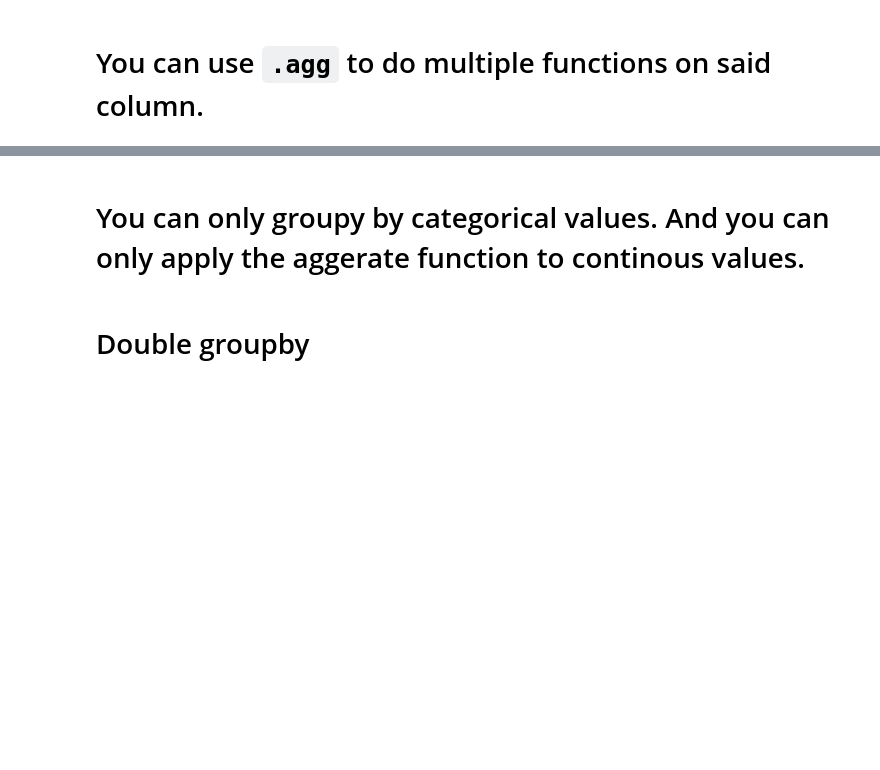
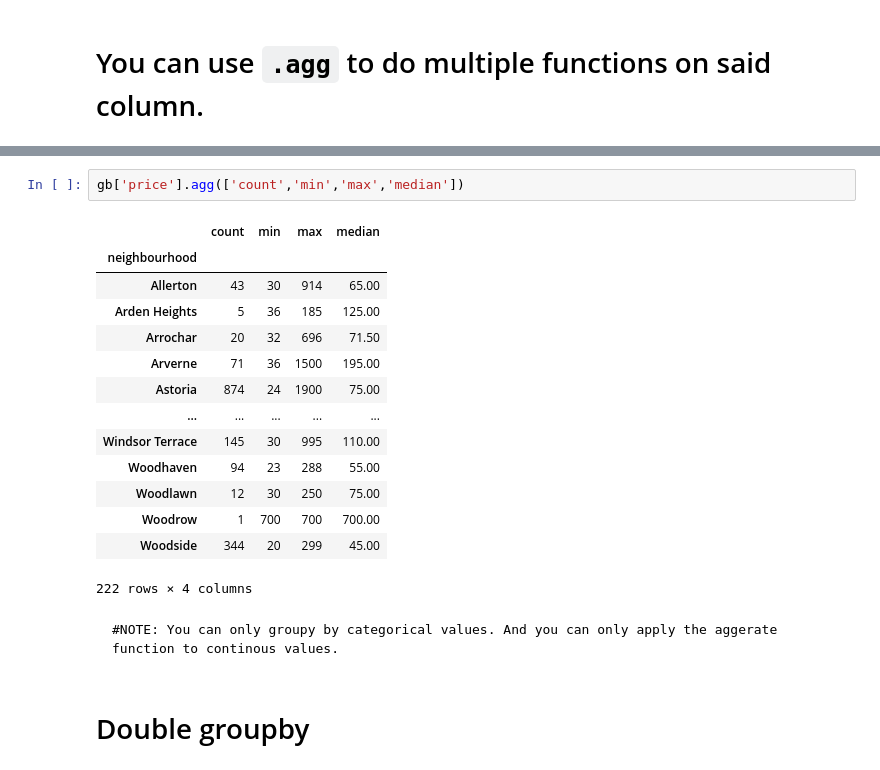
Before and after one commit to tanveerm176/2023-fall-data-science-tuesday, a Jupyter notebook: Week-01-Pandas/Lecture.ipynb, the cells around one changed output, grey strips where cells are left out. Saved outputs shown, nothing was run; the diff lists cells and outputs as text; blank space fills up the shorter version.

```diff
--- a/Week-01-Pandas/Lecture.ipynb
+++ b/Week-01-Pandas/Lecture.ipynb
@@ -338,5 +658,22 @@ gb['price'].agg( ['count', 'min', 'max', 'mean', 'median', 'std', 'sum'] )
+# %%
+gb['price'].agg(['count','min','max','median'])
+# %% [output]
+|  | count | min | max | median |
+| neighbourhood |  |  |  |  |
+| Allerton | 43 | 30 | 914 | 65.00 |
+| Arden Heights | 5 | 36 | 185 | 125.00 |
+| Arrochar | 20 | 32 | 696 | 71.50 |
+| Arverne | 71 | 36 | 1500 | 195.00 |
+| Astoria | 874 | 24 | 1900 | 75.00 |
+| ... | ... | ... | ... | ... |
+| Windsor Terrace | 145 | 30 | 995 | 110.00 |
+| Woodhaven | 94 | 23 | 288 | 55.00 |
+| Woodlawn | 12 | 30 | 250 | 75.00 |
+| Woodrow | 1 | 700 | 700 | 700.00 |
+| Woodside | 344 | 20 | 299 | 45.00 |
+222 rows × 4 columns
 # %% [markdown]
-# You can only groupy by categorical values. And you can only apply the aggerate function to continous values.
+    #NOTE: You can only groupy by categorical values. And you can only apply the aggerate function to continous values.
 # %% [markdown]
 # Double groupby
 # %%
```
Also changed, not shown: parts of 93 cells of this notebook, 3 other files.
